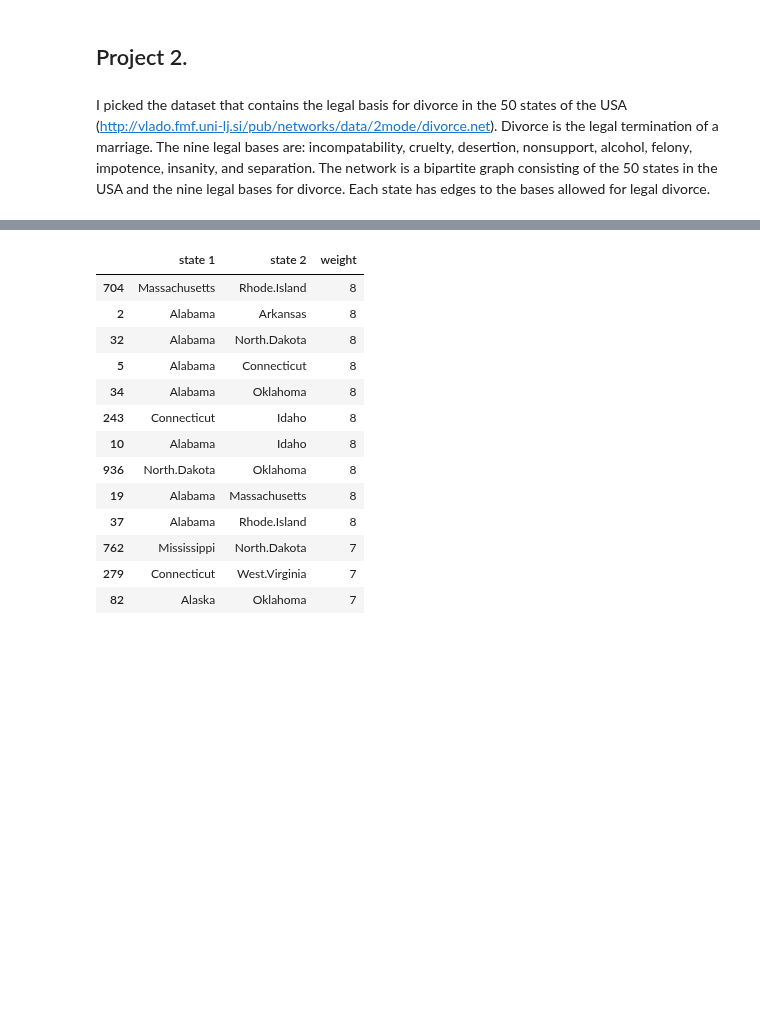
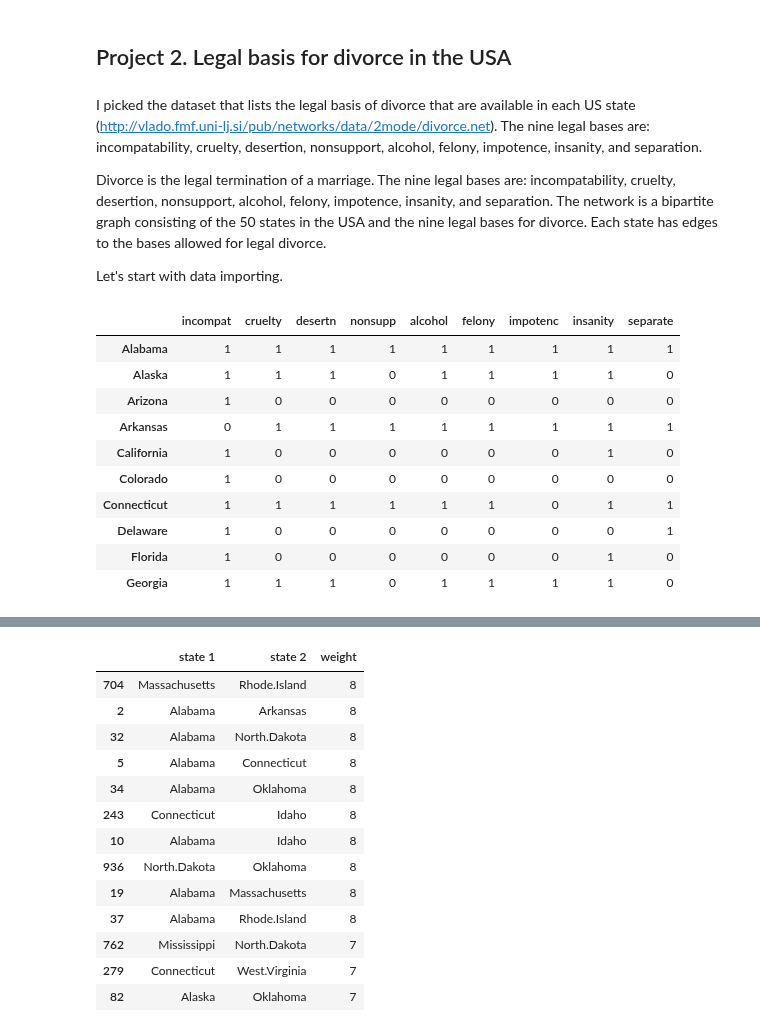
Before and after one commit to olga0503/DATA-620, a Jupyter notebook: Week_7_Assignment.ipynb, the cells around one changed output, grey strips where cells are left out. Cells and saved outputs as stored; diff of their text form; code cells hidden in the pictures; blank space fills up the shorter version.

```diff
--- a/Week_7_Assignment.ipynb
+++ b/Week_7_Assignment.ipynb
@@ -1,7 +1,11 @@
 # %% [markdown]
-## Project 2.
+## Project 2. Legal basis for divorce in the USA
 # %% [markdown]
-I picked the dataset that contains the legal basis for divorce in the 50 states of the USA (http://vlado.fmf.uni-lj.si/pub/networks/data/2mode/divorce.net). Divorce is the legal termination of a marriage. The nine legal bases are: incompatability, cruelty, desertion, nonsupport, alcohol, felony, impotence, insanity, and separation. The network is a bipartite graph consisting of the 50 states in the USA and the nine legal bases for divorce. Each state has edges to the bases allowed for legal divorce.
+I picked the dataset that lists the legal basis of divorce that are available in each US state (http://vlado.fmf.uni-lj.si/pub/networks/data/2mode/divorce.net). The nine legal bases are: incompatability, cruelty, desertion, nonsupport, alcohol, felony, impotence, insanity, and separation.
+
+Divorce is the legal termination of a marriage. The nine legal bases are: incompatability, cruelty, desertion, nonsupport, alcohol, felony, impotence, insanity, and separation. The network is a bipartite graph consisting of the 50 states in the USA and the nine legal bases for divorce. Each state has edges to the bases allowed for legal divorce.
+
+Let's start with data importing.
 # %%
 #import libraries
 import pandas as pd
@@ -14,6 +18,7 @@ import matplotlib.pyplot as plt
 from matplotlib.pyplot import figure
 import re
 from itertools import combinations
+
 
 #import data from dat file using StringIO library
 
@@ -52,30 +57,48 @@ temp=u"""
 0 1 1 0 0 1 0 0 1
 0 0 0 0 0 0 1 1 1
 1 1 1 1 1 1 1 1 0
 1 1 1 0 1 1 1 0 1
 1 1 1 1 1 1 1 1 0
 1 0 0 0 0 0 0 0 0
 0 1 1 0 0 1 1 1 0
 1 1 1 1 1 1 1 0 1
 0 1 1 0 1 0 0 0 1
 0 1 1 1 1 1 0 0 0
 1 1 1 1 1 1 1 0 0
 1 1 1 0 0 1 0 1 1
 0 1 1 1 1 1 1 1 0
 0 1 1 1 0 1 0 1 1
 0 1 0 0 0 1 0 0 1
 1 0 0 0 0 0 0 0 1
 1 1 1 0 1 1 0 1 1
 1 0 0 0 0 0 0 0 1
 1 0 0 0 0 0 0 1 1"""
 
+#states
 states = ["Alabama","Alaska","Arizona","Arkansas","California","Colorado","Connecticut","Delaware","Florida","Georgia","Hawaii","Idaho","Illinois","Indiana","Iowa","Kansas","Kentucky","Louisiana","Maine","Maryland","Massachusetts","Michigan","Minnesota","Mississippi","Missouri","Montana","Nebraska","Nevada","New.Hampshire","New.Jersey","New.Mexico","New.York","North.Carolina","North.Dakota","Ohio","Oklahoma","Oregon","Pennsylvania","Rhode.Island","South.Carolina","South.Dakota","Tennessee","Texas","Utah","Vermont","Virginia","Washington","West.Virginia","Wisconsin","Wyoming"]
+
+#legal bases
 legal_bases  = ["incompat","cruelty","desertn","nonsupp","alcohol","felony","impotenc","insanity","separate"]
 
 #reads data to pandas data frame
 df = pd.read_csv(StringIO(temp),
                  sep = "\s+",
                  names = legal_bases)
 
 
 df.set_index(pd.Index(states),inplace = True)
+
+#displays 10 top records
+df.head(10)
+# %% [output]
+|  | incompat | cruelty | desertn | nonsupp | alcohol | felony | impotenc | insanity | separate |
+| Alabama | 1 | 1 | 1 | 1 | 1 | 1 | 1 | 1 | 1 |
+| Alaska | 1 | 1 | 1 | 0 | 1 | 1 | 1 | 1 | 0 |
+| Arizona | 1 | 0 | 0 | 0 | 0 | 0 | 0 | 0 | 0 |
+| Arkansas | 0 | 1 | 1 | 1 | 1 | 1 | 1 | 1 | 1 |
+| California | 1 | 0 | 0 | 0 | 0 | 0 | 0 | 1 | 0 |
+| Colorado | 1 | 0 | 0 | 0 | 0 | 0 | 0 | 0 | 0 |
+| Connecticut | 1 | 1 | 1 | 1 | 1 | 1 | 0 | 1 | 1 |
+| Delaware | 1 | 0 | 0 | 0 | 0 | 0 | 0 | 0 | 1 |
+| Florida | 1 | 0 | 0 | 0 | 0 | 0 | 0 | 1 | 0 |
+| Georgia | 1 | 1 | 1 | 0 | 1 | 1 | 1 | 1 | 0 |
```
Also changed, not shown: parts of 5 cells of this notebook.
